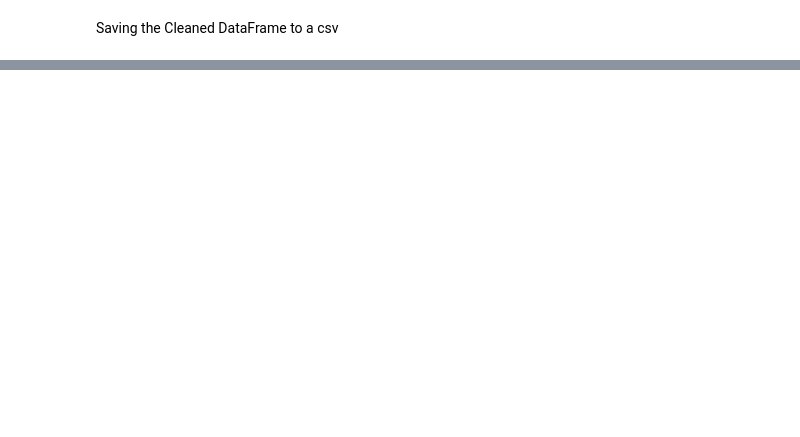
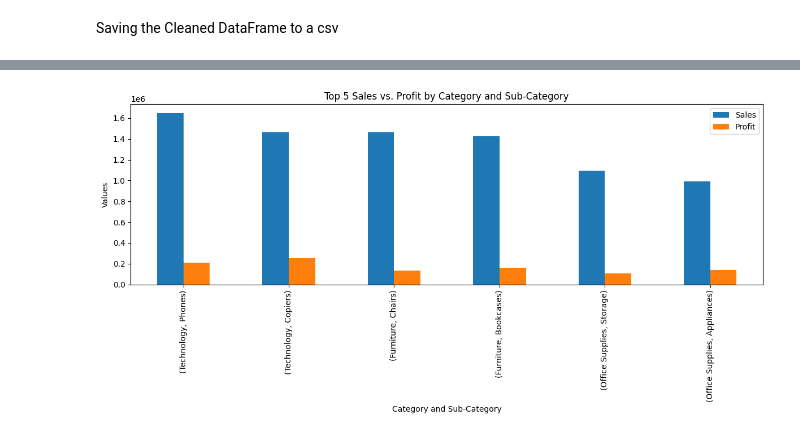
Before and after one commit to Sattar99/Gold_PY_Final, a Jupyter notebook: Gold_PY_Final/Gold_FinalProject.ipynb, the cells around one changed output, grey strips where cells are left out. Cells and saved outputs as stored; diff of their text form; code cells hidden in the pictures; blank space fills up the shorter version.

```diff
--- a/Gold_PY_Final/Gold_FinalProject.ipynb
+++ b/Gold_PY_Final/Gold_FinalProject.ipynb
@@ -300,0 +342,18 @@ Cleaned_df.to_csv('CleanedSuperStore.csv', index=False)
+# %%
+# Groupping data by Category and Sub-Category, summing Sales and Profit
+category_profit_sales = EDA_df.groupby(['Category', 'Sub.Category'])[['Sales', 'Profit']].sum()
+#the top 5 by Sales
+top_sales = category_profit_sales.nlargest(5, 'Sales')
+#top 5 by Profit
+top_profit = category_profit_sales.nlargest(5, 'Profit')
+top_5_sales_profit = pd.concat([top_sales, top_profit]).drop_duplicates()
+
+# Plot the data
+top_5_sales_profit.plot(kind='bar', figsize=(12, 6))
+plt.title('Top 5 Sales vs. Profit by Category and Sub-Category')
+plt.xlabel('Category and Sub-Category')
+plt.ylabel('Values')
+plt.tight_layout()
+plt.show()
+# %% [output]
+[figure, added]
```
Also changed, not shown: parts of 48 cells of this notebook, 3 other files.
